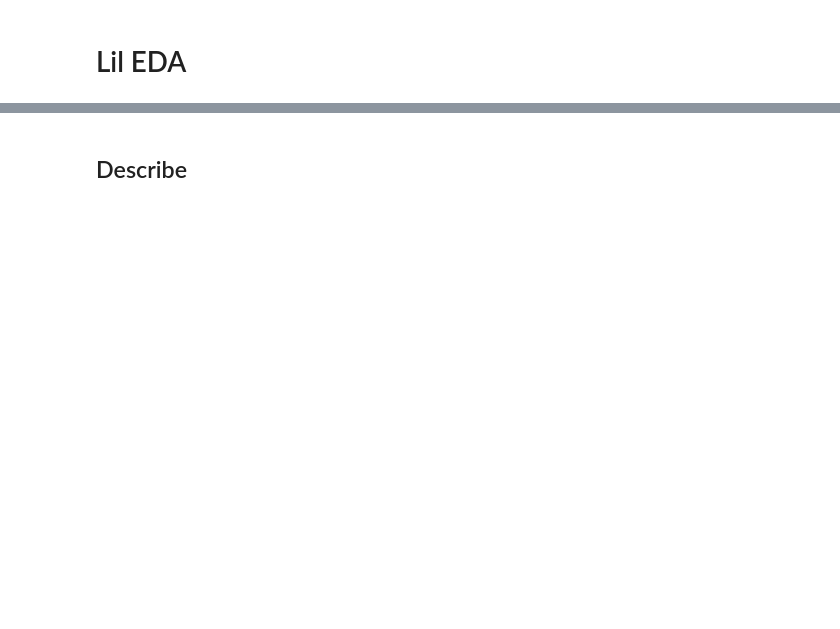
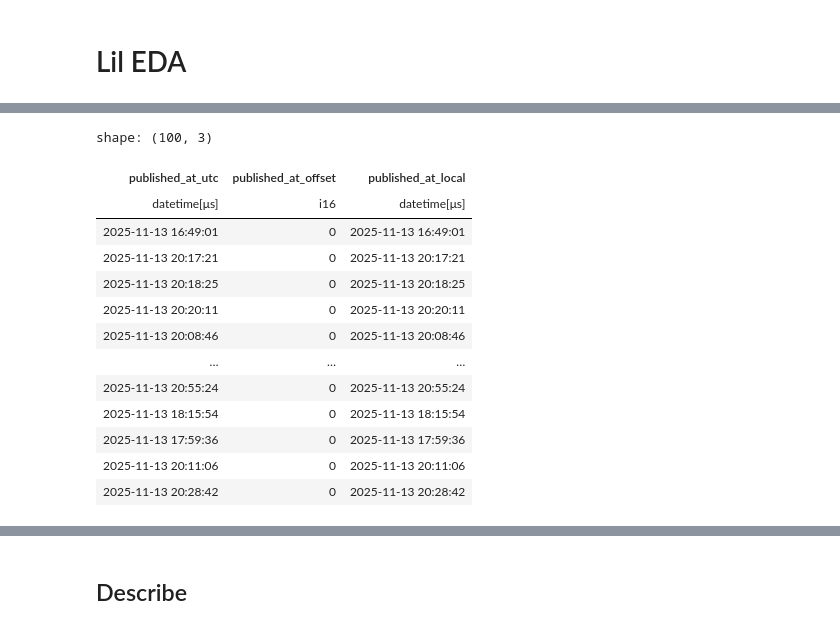
Before and after one commit to lusm554/skill-lens, a Jupyter notebook: airflow/check_silver_hh_loader.ipynb, the cells around one changed output, grey strips where cells are left out. Cells and saved outputs as stored; diff of their text form; code cells hidden in the pictures; blank space fills up the shorter version.

```diff
--- a/airflow/check_silver_hh_loader.ipynb
+++ b/airflow/check_silver_hh_loader.ipynb
@@ -154,4 +219,21 @@ df_lazy = (
         published_date=pl.col('published_at_local').dt.date()
     )
 )
+# %%
+df_lazy.select("published_at_utc", "published_at_offset", "published_at_local").head(100).collect()
+# %% [output]
+shape: (100, 3)
+| published_at_utc | published_at_offset | published_at_local |
+| datetime[μs] | i16 | datetime[μs] |
+| 2025-11-13 16:49:01 | 0 | 2025-11-13 16:49:01 |
+| 2025-11-13 20:17:21 | 0 | 2025-11-13 20:17:21 |
+| 2025-11-13 20:18:25 | 0 | 2025-11-13 20:18:25 |
+| 2025-11-13 20:20:11 | 0 | 2025-11-13 20:20:11 |
+| 2025-11-13 20:08:46 | 0 | 2025-11-13 20:08:46 |
+| … | … | … |
+| 2025-11-13 20:55:24 | 0 | 2025-11-13 20:55:24 |
+| 2025-11-13 18:15:54 | 0 | 2025-11-13 18:15:54 |
+| 2025-11-13 17:59:36 | 0 | 2025-11-13 17:59:36 |
+| 2025-11-13 20:11:06 | 0 | 2025-11-13 20:11:06 |
+| 2025-11-13 20:28:42 | 0 | 2025-11-13 20:28:42 |
 # %%
```
Also changed, not shown: parts of 23 cells of this notebook.
